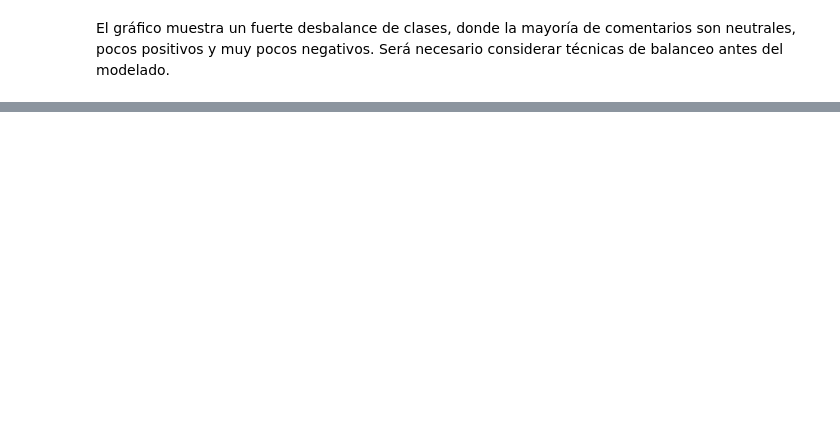
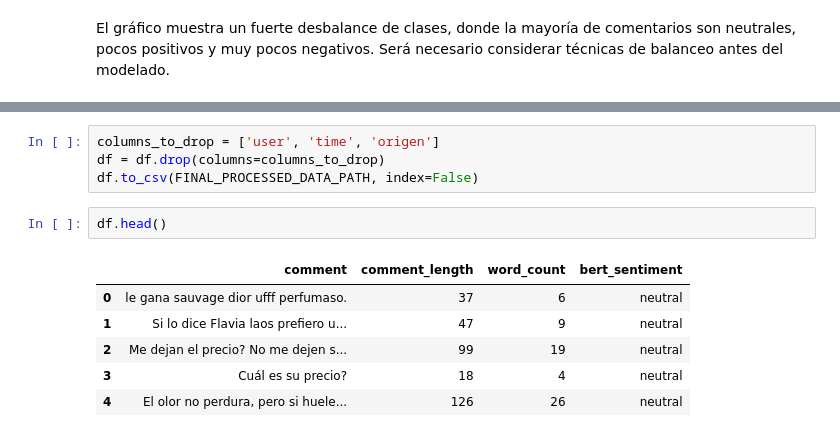
Before and after one commit to Raulinho-A/feel-track, a Jupyter notebook: notebooks/1.0-raa-eda.ipynb, the cells around one changed output, grey strips where cells are left out. Cells and saved outputs as stored; diff of their text form; blank space fills up the shorter version.

```diff
--- a/notebooks/1.0-raa-eda.ipynb
+++ b/notebooks/1.0-raa-eda.ipynb
@@ -437,0 +454,13 @@ Name: 419, dtype: object
+# %%
+columns_to_drop = ['user', 'time', 'origen']
+df = df.drop(columns=columns_to_drop)
+df.to_csv(FINAL_PROCESSED_DATA_PATH, index=False)
+# %%
+df.head()
+# %% [output]
+|  | comment | comment_length | word_count | bert_sentiment |
+| 0 | le gana sauvage dior ufff perfumaso. | 37 | 6 | neutral |
+| 1 | Si lo dice Flavia laos prefiero u... | 47 | 9 | neutral |
+| 2 | Me dejan el precio? No me dejen s... | 99 | 19 | neutral |
+| 3 | Cuál es su precio? | 18 | 4 | neutral |
+| 4 | El olor no perdura, pero si huele... | 126 | 26 | neutral |
```
Also changed, not shown: parts of 12 cells of this notebook, 2 other files.
